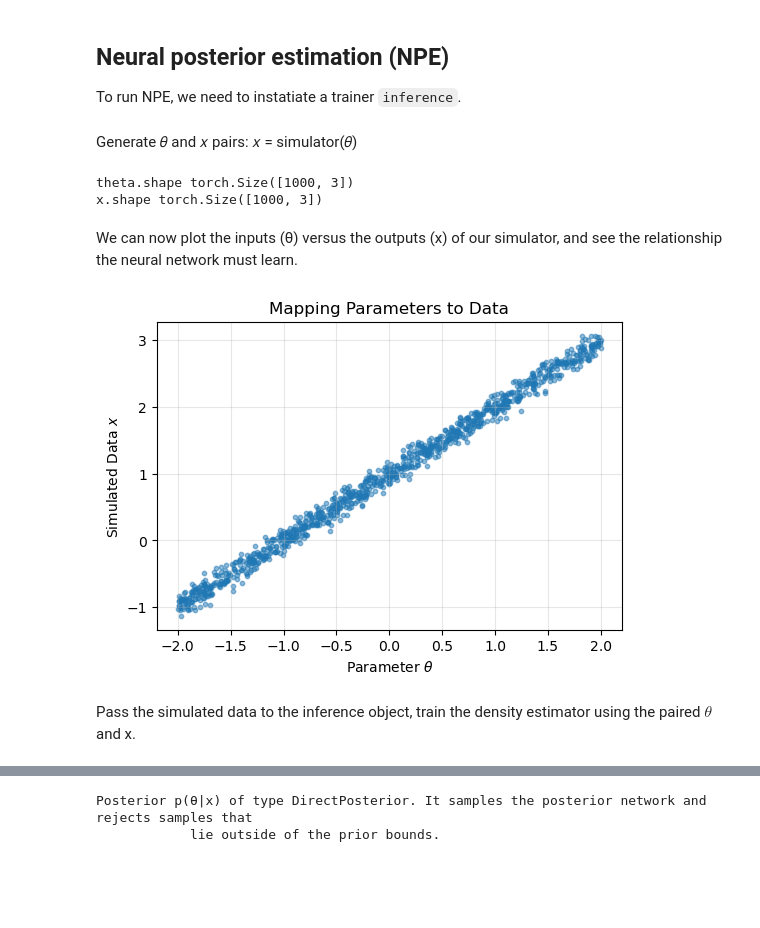
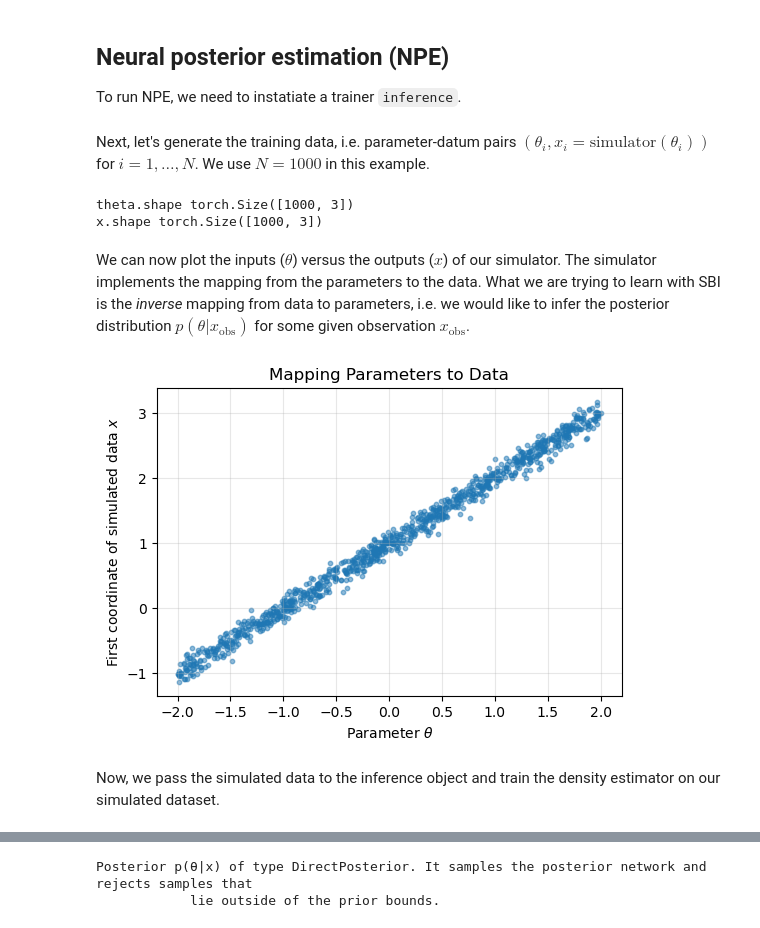
Before and after one commit to ningyuxin1999/SBI-workshop-Legend2025, a Jupyter notebook: notebooks/1_introduction_to_sbi.ipynb, the cells around one changed output, grey strips where cells are left out. Cells and saved outputs as stored; diff of their text form; code cells hidden in the pictures; blank space fills up the shorter version.

```diff
--- a/notebooks/1_introduction_to_sbi.ipynb
+++ b/notebooks/1_introduction_to_sbi.ipynb
@@ -79,7 +86,7 @@ To run NPE, we need to instatiate a trainer `inference`.
 # %%
 inference = NPE(prior=prior)
 # %% [markdown]
-Generate 𝜃 and 𝑥 pairs: 𝑥 = simulator(𝜃)
+Next, let's generate the training data, i.e. parameter-datum pairs $(\theta_i, x_i = \text{simulator}(\theta_i))$ for $i = 1, \ldots, N$. We use $N = 1000$ in this example.
 # %%
 num_simulations = 1000
 theta = prior.sample((num_simulations,))
@@ -91,19 +98,19 @@ print("x.shape", x.shape)
 theta.shape torch.Size([1000, 3])
 x.shape torch.Size([1000, 3])
 # %% [markdown]
-We can now plot the inputs (θ) versus the outputs (x) of our simulator, and see the relationship the neural network must learn.
+We can now plot the inputs ($\theta$) versus the outputs ($x$) of our simulator. The simulator implements the mapping from the parameters to the data. What we are trying to learn with SBI is the *inverse* mapping from data to parameters, i.e. we would like to infer the posterior distribution $p(\theta | x_\text{obs})$ for some given observation $x_\text{obs}$.
 # %%
 plt.figure(figsize=(6, 4))
 plt.scatter(theta[:, 0].numpy(), x[:, 0].numpy(), alpha=0.5, s=10)
 plt.xlabel(r"Parameter $\theta$")
-plt.ylabel(r"Simulated Data $x$")
+plt.ylabel(r"First coordinate of simulated data $x$")
 plt.title("Mapping Parameters to Data")
 plt.grid(True, alpha=0.3)
 plt.show()
 # %% [output]
-[figure, old version]
+[figure, new version]
 # %% [markdown]
-Pass the simulated data to the inference object, train the density estimator using the paired $\theta$ and x.
+Now, we pass the simulated data to the inference object and train the density estimator on our simulated dataset.
 # %%
 inference = inference.append_simulations(theta, x)
 density_estimator = inference.train()
```
Also changed, not shown: parts of 15 cells of this notebook, 1 other file.
